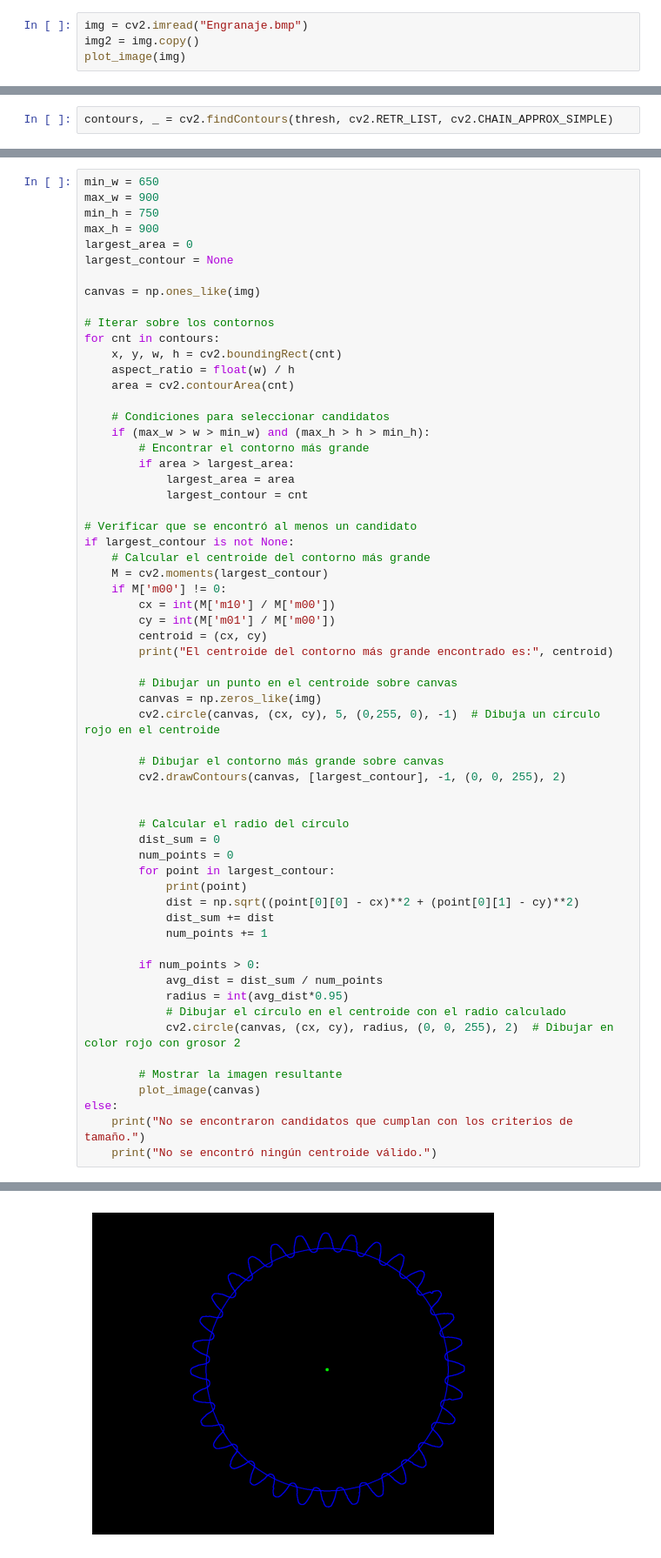
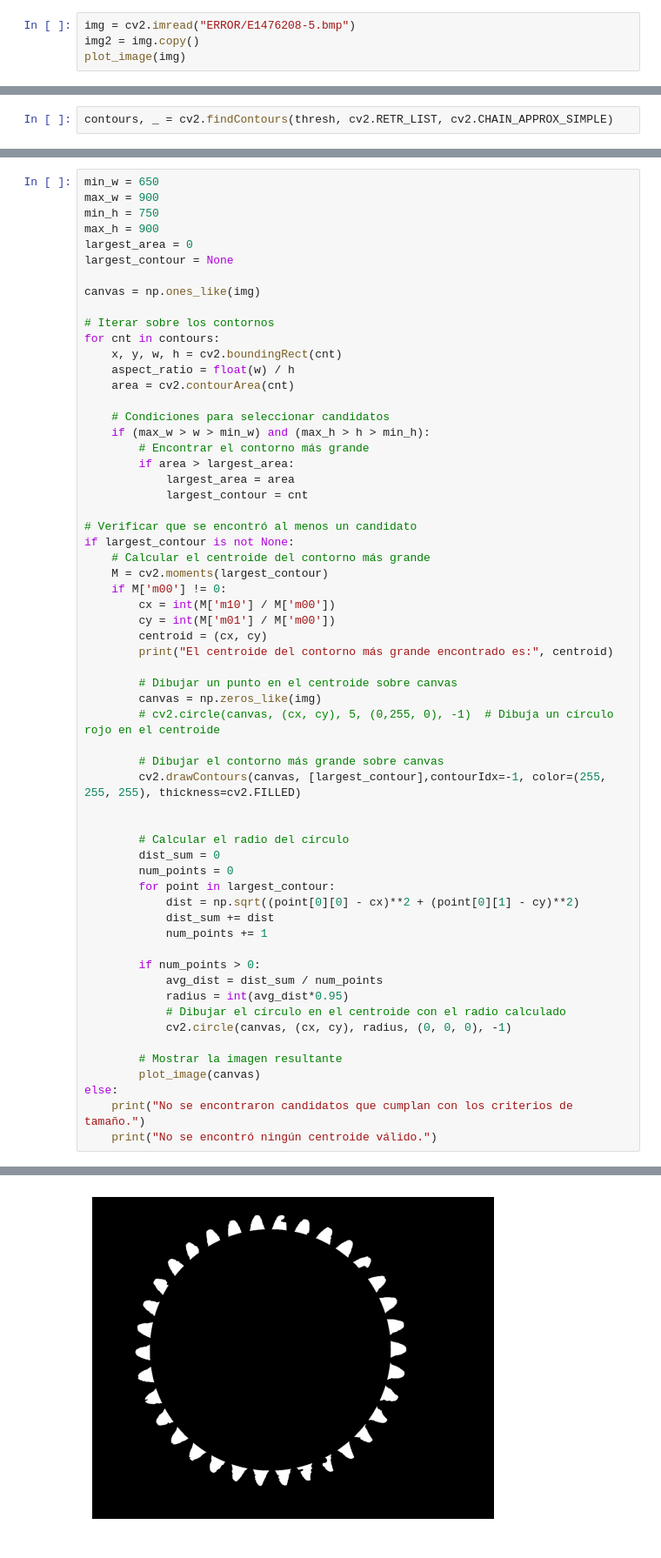
Before and after one commit to FranFer03/Vision_Artificial, a Jupyter notebook: Tutoriales/Engranaje/gear_detection copy.ipynb, the cells around one changed output, grey strips where cells are left out. Shown at 87% size. Cells and saved outputs as stored; diff of their text form.

```diff
--- a/Tutoriales/Engranaje/gear_detection copy.ipynb
+++ b/Tutoriales/Engranaje/gear_detection copy.ipynb
@@ -10,5 +32,5 @@ def plot_image(img):
 # %%
-img = cv2.imread("Engranaje.bmp")
+img = cv2.imread("ERROR/E1476208-5.bmp")
 img2 = img.copy()
 plot_image(img)
 # %% [output]
@@ -69,17 +95,16 @@ if largest_contour is not None:
 
         # Dibujar un punto en el centroide sobre canvas
         canvas = np.zeros_like(img)
-        cv2.circle(canvas, (cx, cy), 5, (0,255, 0), -1)  # Dibuja un círculo rojo en el centroide
+        # cv2.circle(canvas, (cx, cy), 5, (0,255, 0), -1)  # Dibuja un círculo rojo en el centroide
 
         # Dibujar el contorno más grande sobre canvas
-        cv2.drawContours(canvas, [largest_contour], -1, (0, 0, 255), 2)
+        cv2.drawContours(canvas, [largest_contour],contourIdx=-1, color=(255, 255, 255), thickness=cv2.FILLED)
 
 
         # Calcular el radio del círculo
         dist_sum = 0
         num_points = 0
         for point in largest_contour:
-            print(point)
             dist = np.sqrt((point[0][0] - cx)**2 + (point[0][1] - cy)**2)
             dist_sum += dist
             num_points += 1
@@ -88,7 +113,7 @@ if largest_contour is not None:
             avg_dist = dist_sum / num_points
             radius = int(avg_dist*0.95)
             # Dibujar el círculo en el centroide con el radio calculado
-            cv2.circle(canvas, (cx, cy), radius, (0, 0, 255), 2)  # Dibujar en color rojo con grosor 2
+            cv2.circle(canvas, (cx, cy), radius, (0, 0, 0), -1)
 
         # Mostrar la imagen resultante
         plot_image(canvas)
@@ -115,2 +125,2 @@ El centroide del contorno más grande encontrado es: (748, 499)
 (1024, 1280, 3)
-[figure, old version]
+[figure, new version]
```
Also changed, not shown: parts of 11 cells of this notebook.
